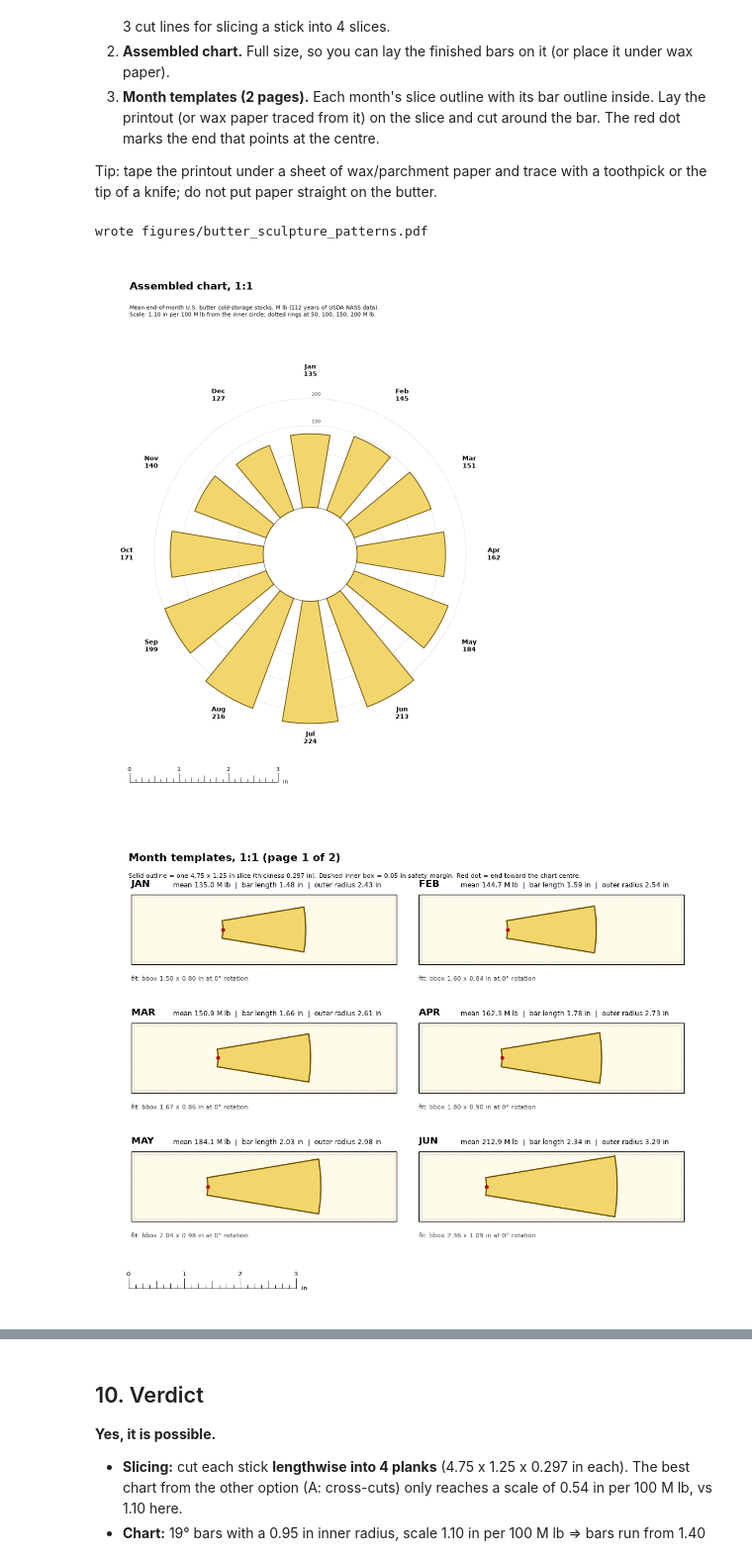
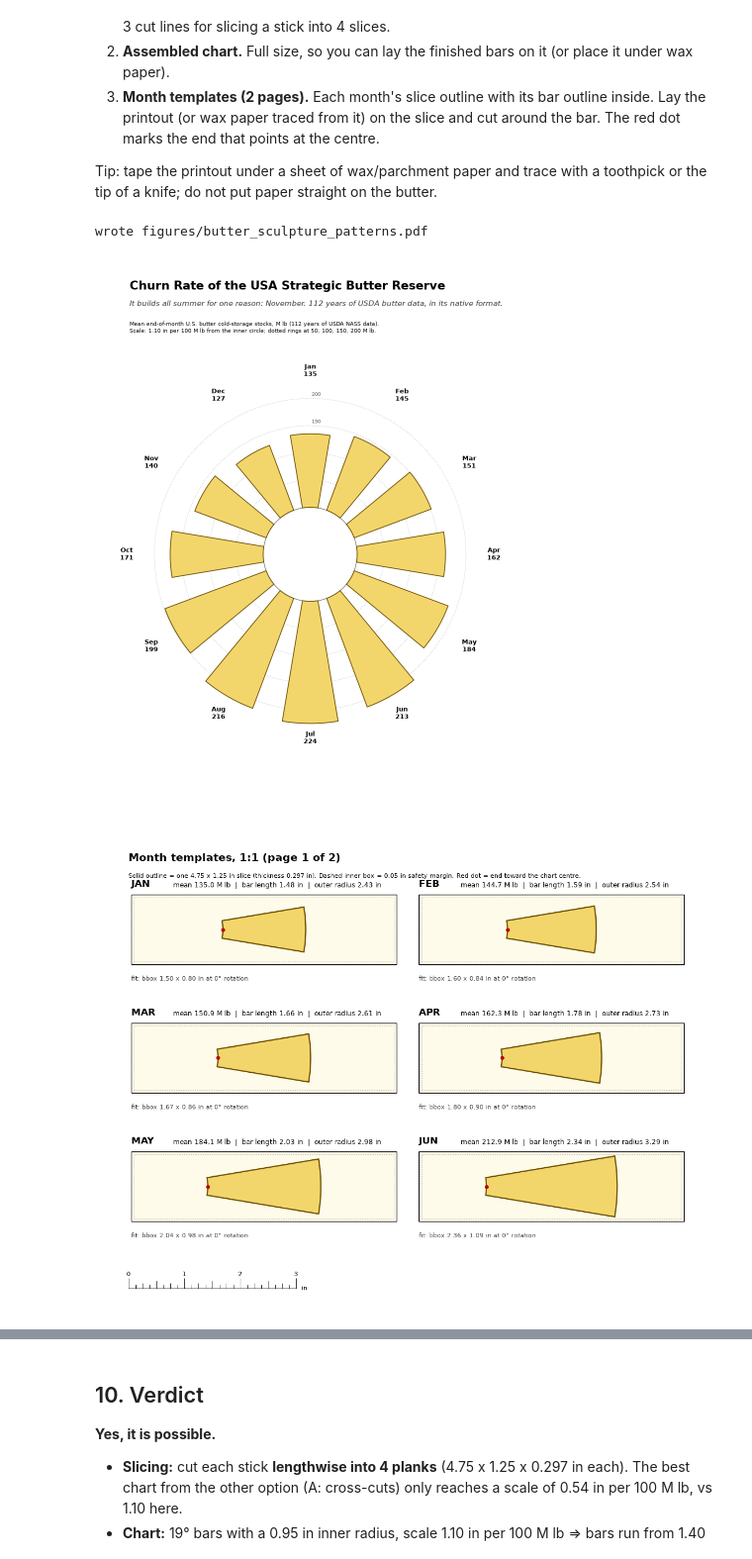
Before and after one commit to MikeTrizna/butter_data_sculpture, a Jupyter notebook: butter_sculpture.ipynb, the cells around one changed output, grey strips where cells are left out. Shown at 99% size. Drawn from its saved outputs; the diff is of its cells as text; code cells hidden in the pictures.

Commit message:
Modified the title of the butter viz printout

```diff
--- a/butter_sculpture.ipynb
+++ b/butter_sculpture.ipynb
@@ -353,39 +353,39 @@ for k, t in enumerate(steps): ax.text(0.6, 2.25 - 0.3*k, t, fontsize=9)
 
 # ---- page 2: assembled chart 1:1 (portrait) ----
 fig, ax = new_page(8.5, 11); pages.append(fig)
-ax.text(0.6, 10.45, "Assembled chart, 1:1", fontsize=15, fontweight="bold")
-ax.text(0.6, 10.15, f"Mean end-of-month U.S. butter cold-storage stocks, M lb ({raw['year'].nunique()} years of USDA NASS data).\n"
+ax.text(0.6, 10.45, "Churn Rate of the USA Strategic Butter Reserve", fontsize=17, fontweight="bold")
+ax.text(0.6, 10.12, "It builds all summer for one reason: November. 112 years of USDA butter data, in its native format.", fontsize=10.5, style="italic", color="#333")
+ax.text(0.6, 9.82, f"Mean end-of-month U.S. butter cold-storage stocks, M lb ({raw['year'].nunique()} years of USDA NASS data).\n"
         f"Scale: {IN_PER_100:.2f} in per 100 M lb from the inner circle; dotted rings at 50, 100, 150, 200 M lb.", fontsize=8, va="top")
 draw_assembled(ax, 4.25, 5.1)
-ruler(ax, 0.6, 0.5, 3.0)
 
 # ---- pages 3-4: month templates (landscape) ----
 LW, LH = 11, 8.5
 def template_page(idxs, pageno):
     fig, ax = new_page(LW, LH); pages.append(fig)
     ax.text(0.5, LH - 0.5, f"Month templates, 1:1 (page {pageno} of 2)", fontsize=14, fontweight="bold")
     ax.text(0.5, LH - 0.8, f"Solid outline = one {FACE[0]:.2f} x {FACE[1]:.2f} in slice (thickness {THICK:.3f} in). Dashed inner box = {EDGE_MARGIN} in safety margin. Red dot = end toward the chart centre.", fontsize=8)
     xs = [(LW - 2*FACE[0] - 0.4) / 2 + c*(FACE[0] + 0.4) for c in range(2)]
     for n, i in enumerate(idxs):
         m = MONTHS[i]; cidx, ridx = n % 2, n // 2
         x0, y0 = xs[cidx], LH - 2.35 - ridx * 2.3
         pieces_in_slab(ax, m, i, x0, y0, *FACE)
         g = bar_geom(i)
         ax.text(x0, y0 + FACE[1] + 0.1, f"{m.upper()}", fontsize=12, fontweight="bold", va="bottom")
         ax.text(x0 + 0.75, y0 + FACE[1] + 0.1, f"mean {VALS[i]:.1f} M lb  |  bar length {g['r_out']-g['r_in']:.2f} in  |  outer radius {g['r_out']:.2f} in", fontsize=8.5, va="bottom")
         ax.text(x0, y0 - 0.2, f"fit: bbox {PLACE[m]['w']:.2f} x {PLACE[m]['h']:.2f} in at {np.rad2deg(PLACE[m]['phi']):.0f}° rotation", fontsize=8, va="top", color="#444")
     ruler(ax, 0.5, 0.35, 3.0)
 template_page(range(0, 6), 1)
 template_page(range(6, 12), 2)
 
 with PdfPages(FIGS / "butter_sculpture_patterns.pdf", metadata={"Title": "Butter sculpture templates (1:1)"}) as pdf:
     for f in pages: pdf.savefig(f)
 print("wrote", FIGS / "butter_sculpture_patterns.pdf")
 for f in pages[:1]: plt.figure(f.number)
 plt.show()
 # %% [output]
 wrote figures/butter_sculpture_patterns.pdf
-[figure, old version]
+[figure, new version]
 [figure]
 [figure]
 [figure]
```
Also changed, not shown: 1 other file.
